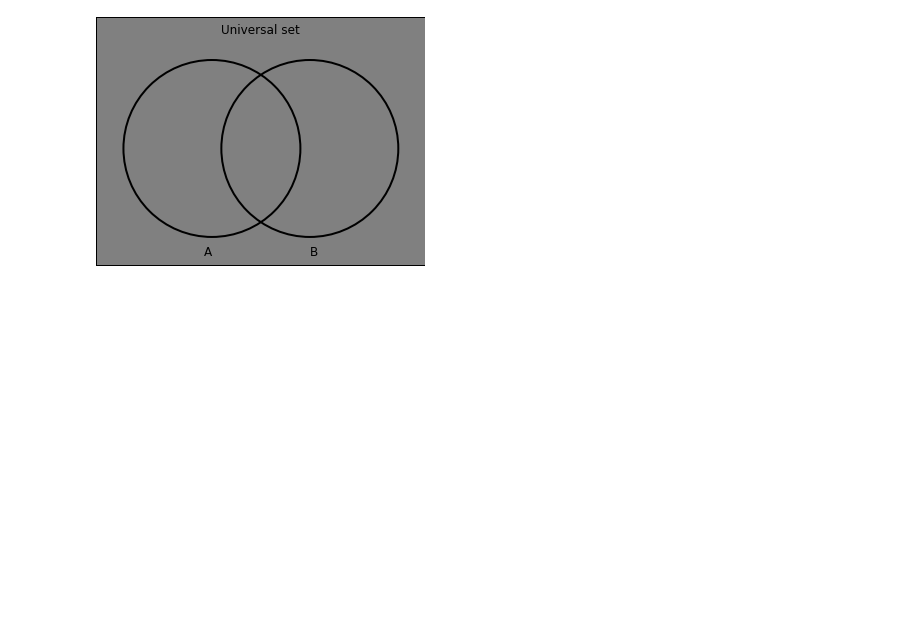
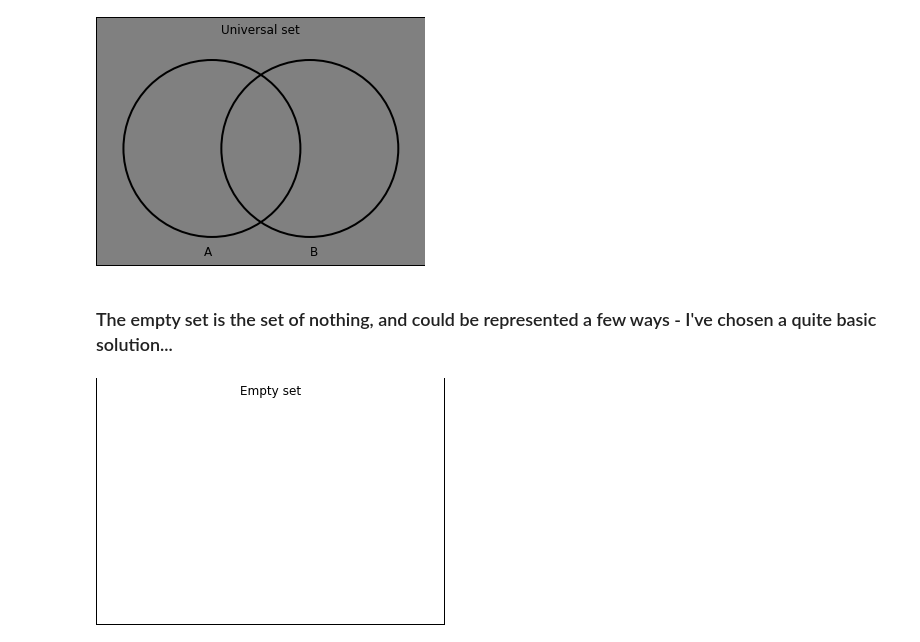
Before and after one commit to LHentges/probability, a Jupyter notebook: 0_sets.ipynb, the cells around one changed output. Drawn from its saved outputs; the diff is of its cells as text; code cells hidden in the pictures; blank space fills up the shorter version.

```diff
--- a/0_sets.ipynb
+++ b/0_sets.ipynb
@@ -106,3 +108,12 @@ plt.title('Universal set')
 plt.show()
 # %% [output]
 [figure]
+# %% [markdown]
+### The empty set is the set of nothing, and could be represented a few ways - I've chosen a quite basic solution...
+# %%
+fig, ax = plt.subplots(linewidth=2, edgecolor='black', facecolor='white')
+plt.title('Empty set')
+plt.axis('off')
+plt.show()
+# %% [output]
+[figure, added]
```
Also changed, not shown: parts of 7 cells of this notebook.
